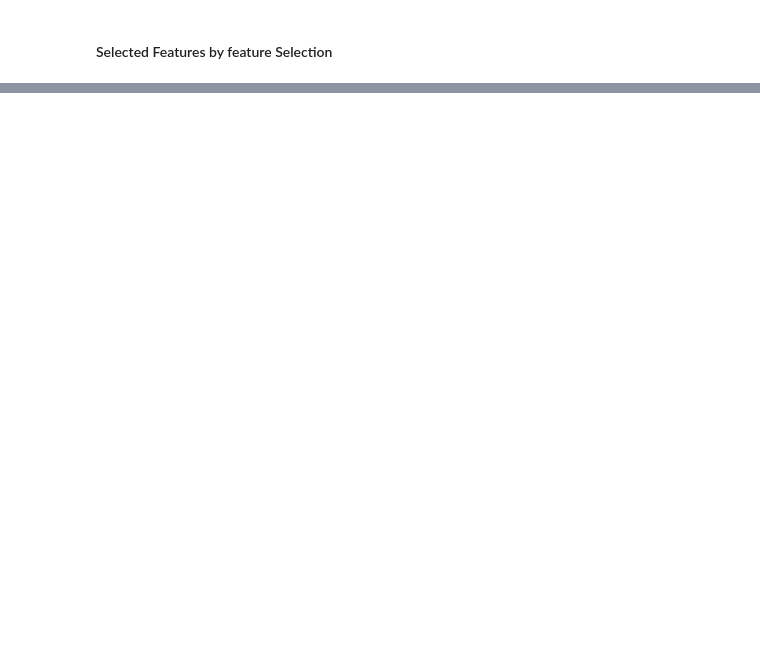
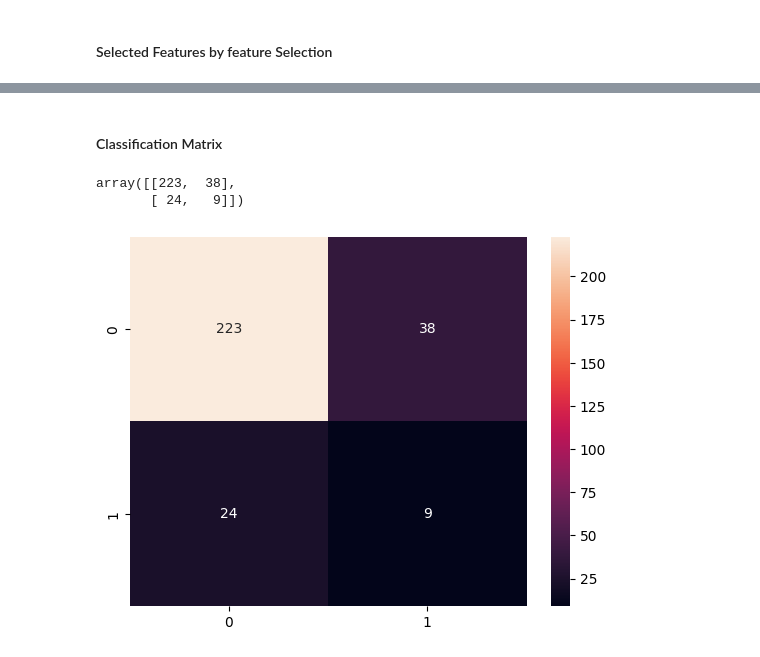
Before and after one commit to Technocolabs100/Acme-Attrition-Analysis-and-Turnover-Prediction, a Jupyter notebook: main.ipynb, the cells around one changed output, grey strips where cells are left out. Drawn from its saved outputs; the diff is of its cells as text; code cells hidden in the pictures; blank space fills up the shorter version.

```diff
--- a/main.ipynb
+++ b/main.ipynb
@@ -1491 +1558,3 @@ pd.DataFrame(selected_feature_names)
 | 14 | OverTime_Yes |
+# %% [markdown]
+#### Classification Matrix
@@ -1491,0 +1564,17 @@ pd.DataFrame(selected_feature_names)
+# %%
+# Using the best performing model(Randomforest)
+random_forest_pipeline_bal = model_pipeline['randomforest_classifier_balanced']
+
+# Predict with randomforest pipeline
+y_pred_rf = random_forest_pipeline_bal.predict(X_test)
+confus_matx = confusion_matrix(y_pred_rf, y_test_encod)
+confus_matx
+# %% [output]
+array([[223,  38],
+       [ 24,   9]])
+# %%
+# Visualize the confusion matrix using heatmap
+sns.heatmap(data=confus_matx, annot=True, fmt='d')
+plt.show()
+# %% [output]
+[figure, added]
```
Also changed, not shown: parts of 31 cells of this notebook, 1 other file.
